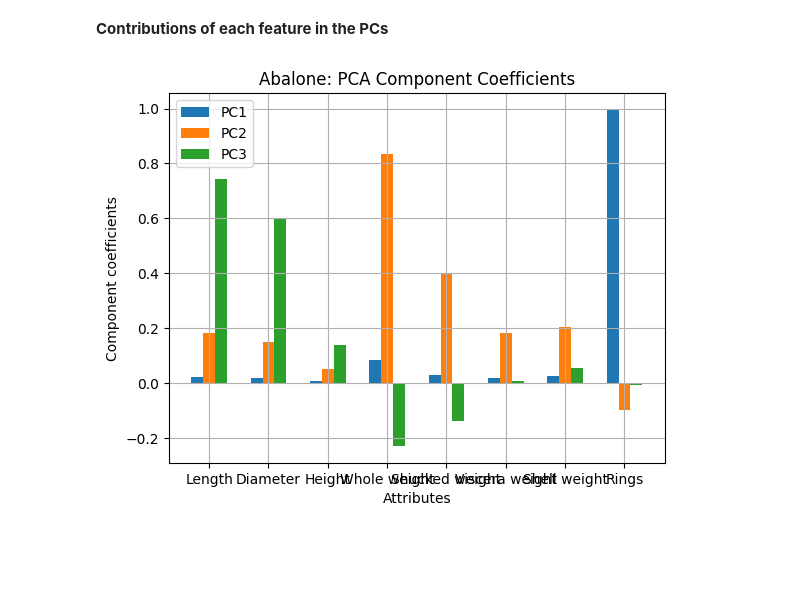
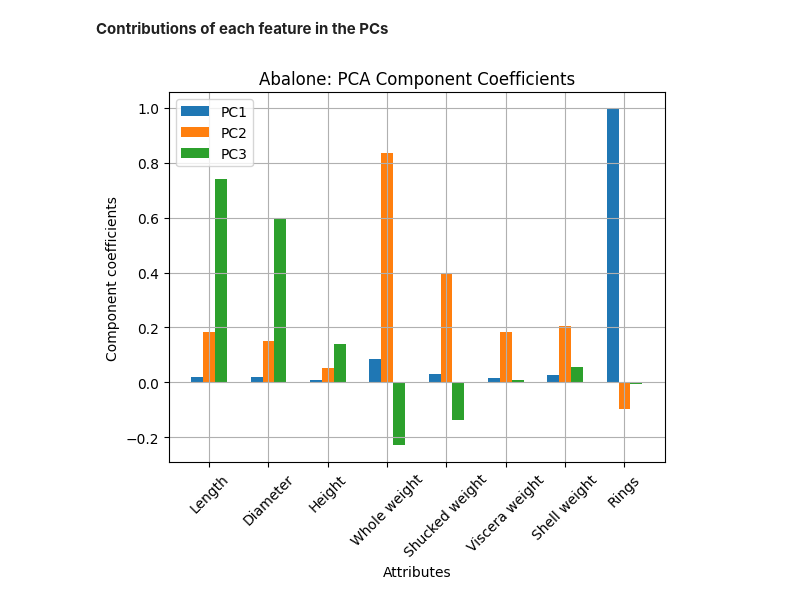
Before and after one commit to raquel-ch/intro_ml, a Jupyter notebook: project1.ipynb, the cells around one changed output. Cells and saved outputs as stored; diff of their text form; code cells hidden in the pictures; blank space fills up the shorter version.

Commit message:
improvement last chart

```diff
--- a/project1.ipynb
+++ b/project1.ipynb
@@ -181,22 +181,22 @@ There's overlap between the groups, specially between F and M
 # %%
 N, M = X.shape
 
 # We saw in 2.1.3 that the first 3 components explaiend more than 90
 # percent of the variance. Let's look at their coefficients:
 pcs = [0, 1, 2]
 legendStrs = ["PC" + str(e + 1) for e in pcs]
 bw = 0.2
 r = np.arange(1, M + 1)
 
 for i in pcs:
     plt.bar(r + i * bw, V[:, i], width=bw)
 
-plt.xticks(r + bw, attributeNames)
+plt.xticks(r + bw,attributeNames, rotation = 45)
 plt.xlabel("Attributes")
 plt.ylabel("Component coefficients")
 plt.legend(legendStrs)
 plt.grid()
 plt.title("Abalone: PCA Component Coefficients")
 plt.show()
 # %% [output]
-[figure, old version]
+[figure, new version]
```
